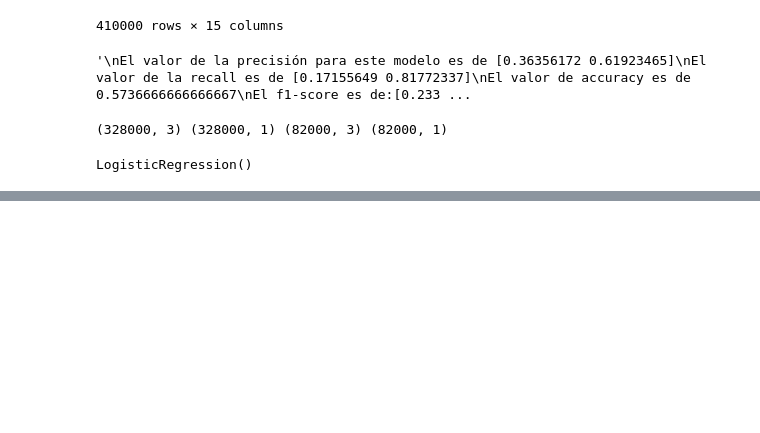
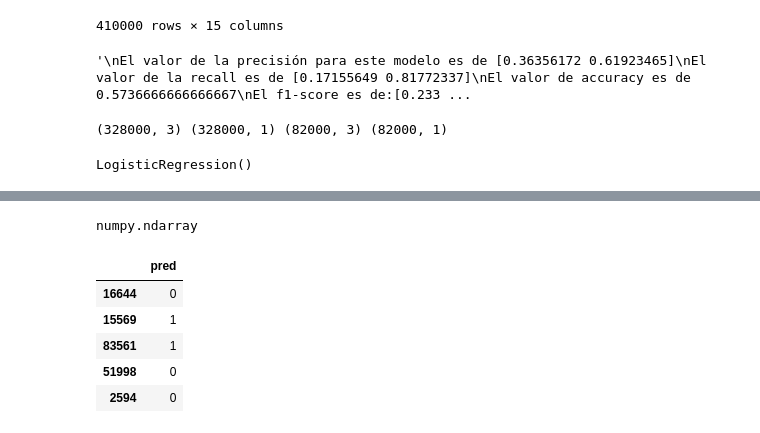
Before and after one commit to AlitFasce/Machine-Learning-Project-classification-methods, a Jupyter notebook: RegLogistica/Modelo_RegLogistica.ipynb, the cells around one changed output, grey strips where cells are left out. Saved outputs shown, nothing was run; the diff lists cells and outputs as text; code cells hidden in the pictures; blank space fills up the shorter version.

```diff
--- a/RegLogistica/Modelo_RegLogistica.ipynb
+++ b/RegLogistica/Modelo_RegLogistica.ipynb
@@ -300,0 +290,19 @@ plt.show()
+# %%
+y_test_pred_f=clf.predict(Xf)
+# %%
+type(y_test_pred_f)
+# %% [output]
+numpy.ndarray
+# %%
+df_f2=pd.DataFrame()
+# %%
+df_f2['pred']=y_test_pred_f
+# %%
+df_f2.sample(5)
+# %% [output]
+|  | pred |
+| 16644 | 0 |
+| 15569 | 1 |
+| 83561 | 1 |
+| 51998 | 0 |
+| 2594 | 0 |
```
Also changed, not shown: parts of 20 cells of this notebook, 1 other file.
